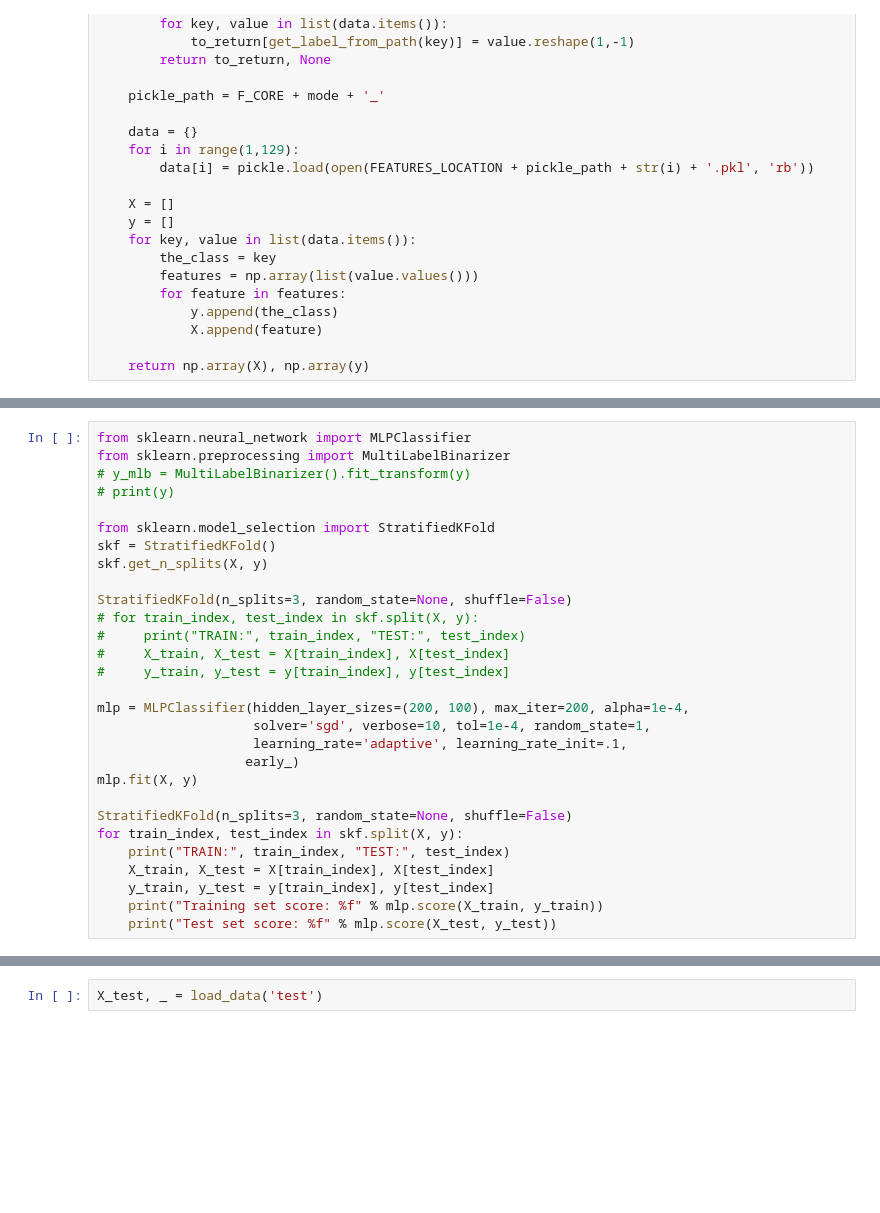
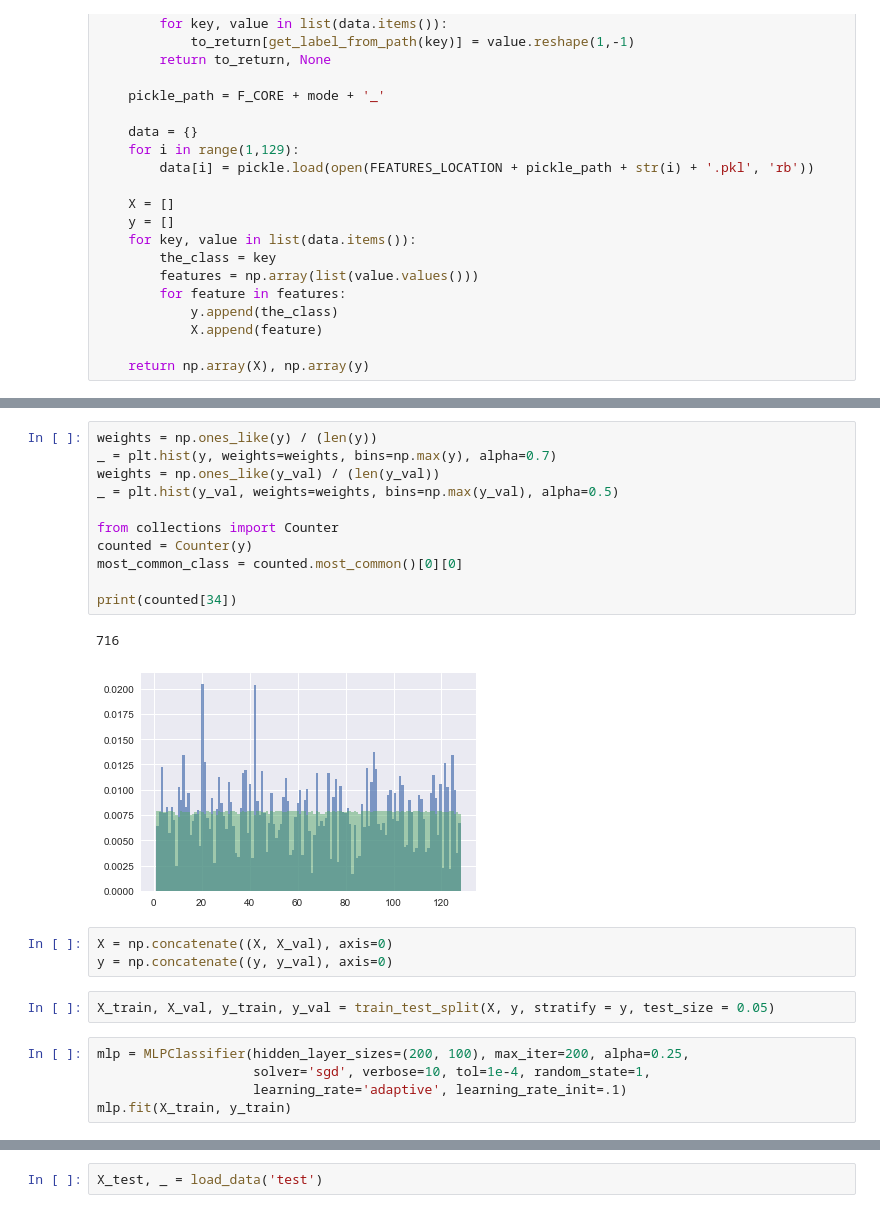
Before and after one commit to m3h0w/cnns-and-transfer-learning-for-furniture-recognition, a Jupyter notebook: Classification.ipynb, the cells around one changed output, grey strips where cells are left out. Cells and saved outputs as stored; diff of their text form; blank space fills up the shorter version.

Commit message:
Transfer learning

```diff
--- a/Classification.ipynb
+++ b/Classification.ipynb
@@ -62,29 +67,0 @@ X, y = load_data('train')
-# %%
-from sklearn.neural_network import MLPClassifier
-from sklearn.preprocessing import MultiLabelBinarizer
-# y_mlb = MultiLabelBinarizer().fit_transform(y)
-# print(y)
-
-from sklearn.model_selection import StratifiedKFold
-skf = StratifiedKFold()
-skf.get_n_splits(X, y)
-
-StratifiedKFold(n_splits=3, random_state=None, shuffle=False)
-# for train_index, test_index in skf.split(X, y):
-#     print("TRAIN:", train_index, "TEST:", test_index)
-#     X_train, X_test = X[train_index], X[test_index]
-#     y_train, y_test = y[train_index], y[test_index]
-
-mlp = MLPClassifier(hidden_layer_sizes=(200, 100), max_iter=200, alpha=1e-4,
-                    solver='sgd', verbose=10, tol=1e-4, random_state=1,
-                    learning_rate='adaptive', learning_rate_init=.1,
-                   early_)
-mlp.fit(X, y)
-
-StratifiedKFold(n_splits=3, random_state=None, shuffle=False)
-for train_index, test_index in skf.split(X, y):
-    print("TRAIN:", train_index, "TEST:", test_index)
-    X_train, X_test = X[train_index], X[test_index]
-    y_train, y_test = y[train_index], y[test_index]
-    print("Training set score: %f" % mlp.score(X_train, y_train))
-    print("Test set score: %f" % mlp.score(X_test, y_test))
@@ -110,3 +68,27 @@ NameError: name 'clf' is not defined
+# %%
+weights = np.ones_like(y) / (len(y))
+_ = plt.hist(y, weights=weights, bins=np.max(y), alpha=0.7)
+weights = np.ones_like(y_val) / (len(y_val))
+_ = plt.hist(y_val, weights=weights, bins=np.max(y_val), alpha=0.5)
+
+from collections import Counter
+counted = Counter(y)
+most_common_class = counted.most_common()[0][0]
+
+print(counted[34])
+# %% [output]
+716
+[figure, added]
+# %%
+X = np.concatenate((X, X_val), axis=0)
+y = np.concatenate((y, y_val), axis=0)
+# %%
+X_train, X_val, y_train, y_val = train_test_split(X, y, stratify = y, test_size = 0.05)
+# %%
+mlp = MLPClassifier(hidden_layer_sizes=(200, 100), max_iter=200, alpha=0.25,
+                    solver='sgd', verbose=10, tol=1e-4, random_state=1,
+                    learning_rate='adaptive', learning_rate_init=.1)
+mlp.fit(X_train, y_train)
 # %%
 from sklearn.externals import joblib
 joblib.dump(mlp, 'mlp_200_100.pkl')
```
Also changed, not shown: parts of 17 cells of this notebook, 7 other files.
